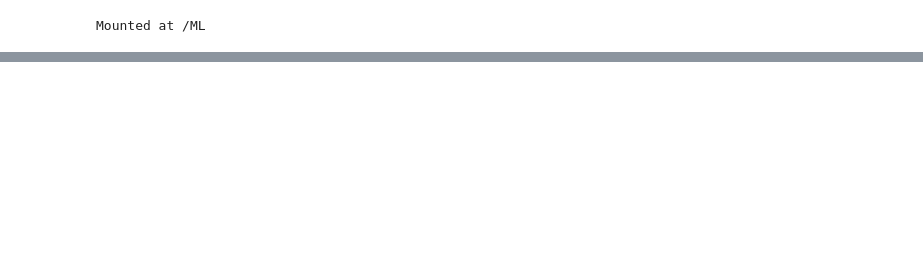
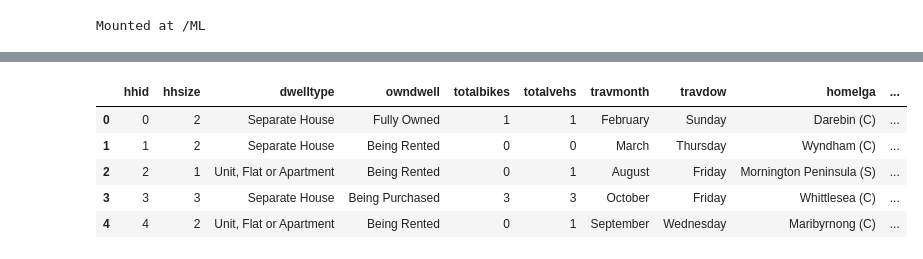
Before and after one commit to Almapian/Ml_hackathon, a Jupyter notebook: mlds_hackathon.ipynb, the cells around one changed output, grey strips where cells are left out. Saved outputs shown, nothing was run; the diff lists cells and outputs as text; code cells hidden in the pictures; blank space fills up the shorter version.

```diff
--- a/mlds_hackathon.ipynb
+++ b/mlds_hackathon.ipynb
@@ -20,0 +30,9 @@ person = pd.read_csv(os.path.join(data_dir, 'train_val_persons.csv'))
+# %%
+house.head()
+# %% [output]
+|  | hhid | hhsize | dwelltype | owndwell | totalbikes | totalvehs | travmonth | travdow | homelga | ... |
+| 0 | 0 | 2 | Separate House | Fully Owned | 1 | 1 | February | Sunday | Darebin (C) | ... |
+| 1 | 1 | 2 | Separate House | Being Rented | 0 | 0 | March | Thursday | Wyndham (C) | ... |
+| 2 | 2 | 1 | Unit, Flat or Apartment | Being Rented | 0 | 1 | August | Friday | Mornington Peninsula (S) | ... |
+| 3 | 3 | 3 | Separate House | Being Purchased | 3 | 3 | October | Friday | Whittlesea (C) | ... |
+| 4 | 4 | 2 | Unit, Flat or Apartment | Being Rented | 0 | 1 | September | Wednesday | Maribyrnong (C) | ... |
```
Also changed, not shown: parts of 8 cells of this notebook.
